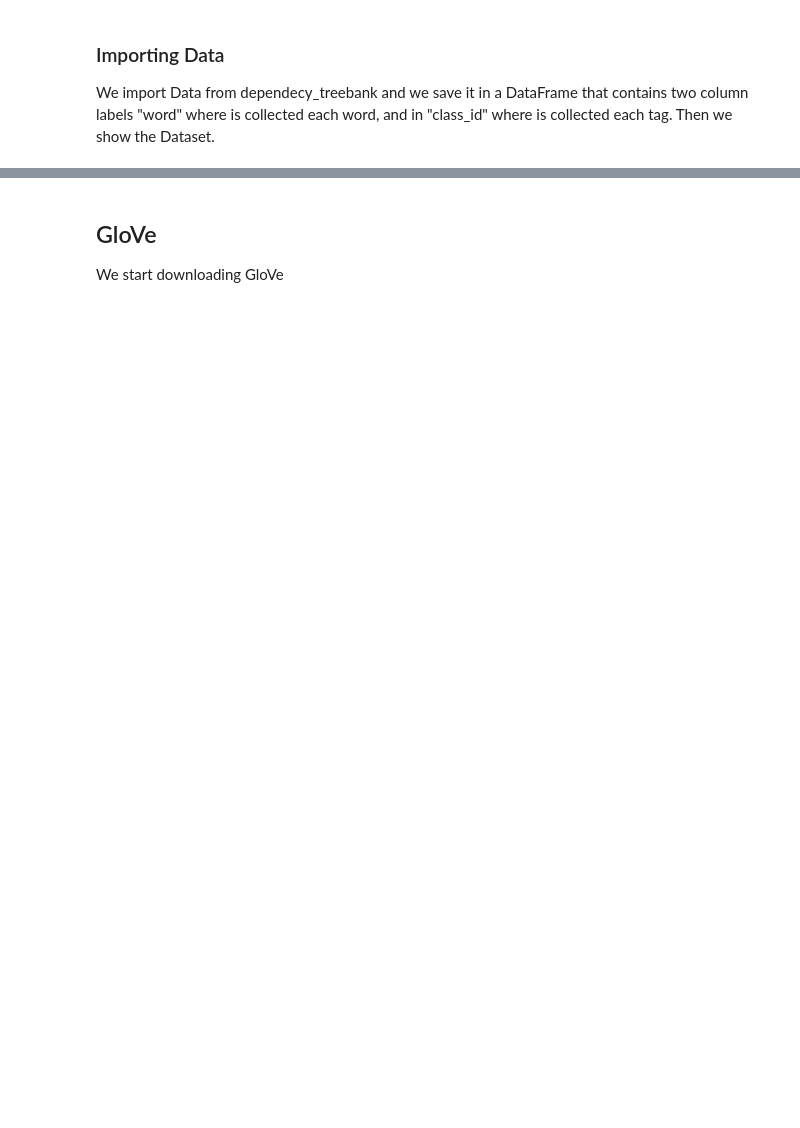
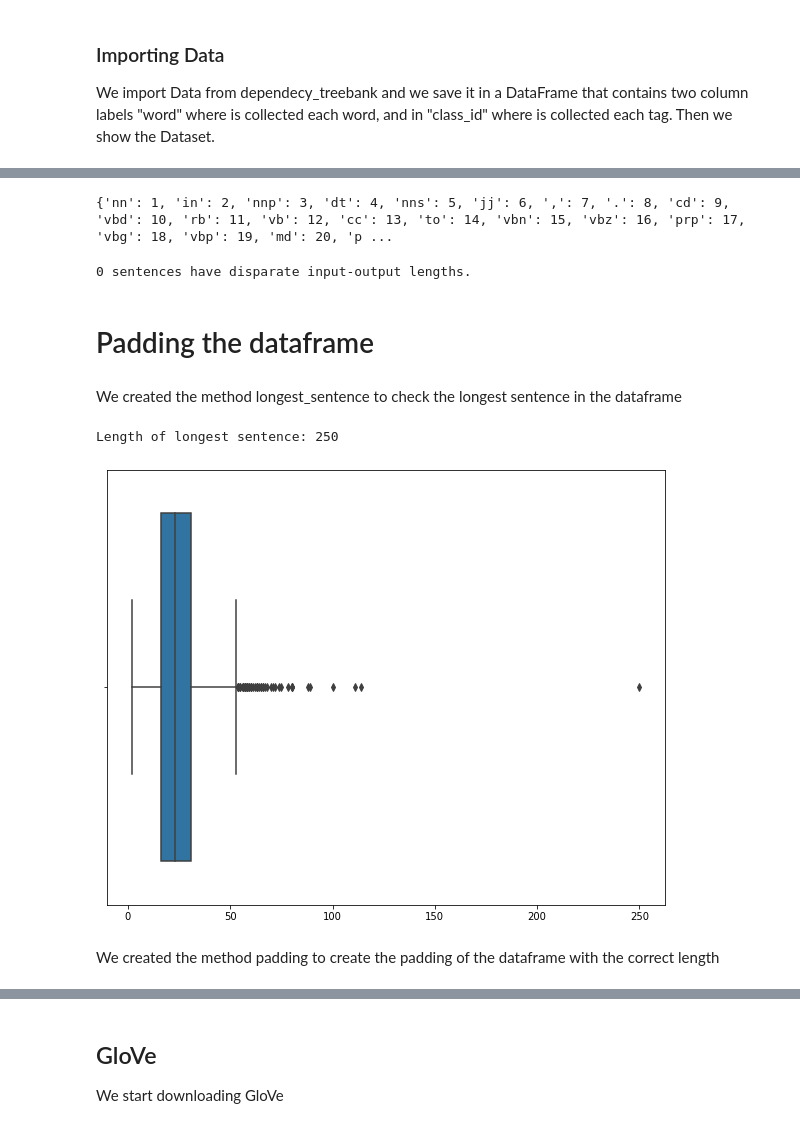
Before and after one commit to sustaz/Natural-Language-Processing-Unibo-Assignements-and-Project, a Jupyter notebook: Assignments/Assignment_1/assignment_1.ipynb, the cells around one changed output, grey strips where cells are left out. Cells and saved outputs as stored; diff of their text form; code cells hidden in the pictures; blank space fills up the shorter version.

```diff
--- a/Assignments/Assignment_1/assignment_1.ipynb
+++ b/Assignments/Assignment_1/assignment_1.ipynb
@@ -279,0 +332,25 @@ df_test = df[val_ind::]
+# %%
+#tokenization
+def tokenization(df_phrases_divided):
+  tokenizer_phrase = Tokenizer()
+  tokenizer_class_id=Tokenizer()
+
+  tokenizer_phrase.fit_on_texts(df_phrases["phrase"])
+  tokenizer_class_id.fit_on_texts(df_phrases["phrase_class_id"])
+
+  X_encoded = tokenizer_phrase.texts_to_sequences(df_phrases_divided["phrase"])
+
+  y_encoded = tokenizer_class_id.texts_to_sequences(df_phrases_divided["phrase_class_id"])
+
+  print("** Raw data point **", "\n", "-"*100, "\n")
+  print('X: ', df_phrases_divided["phrase"][0], '\n')
+  print('Y: ', df_phrases_divided["phrase_class_id"][0], '\n')
+  print()
+  print("** Encoded data point **", "\n", "-"*100, "\n")
+  print('X: ', X_encoded[0], '\n')
+  print('Y: ', y_encoded[0], '\n')
+  print(len(X_encoded))
+  print(len(y_encoded))
+  print(df_phrases.shape)
+
+  return X_encoded, y_encoded, tokenizer_phrase, tokenizer_class_id
@@ -279,0 +423,4 @@ df_test = df[val_ind::]
+# %%
+#tokenization of ALL DATA
+X_encoded,y_encoded,tokenizer_phrase,tokenizer_class_id = tokenization(df_phrases)
+X_decoded = tokenizer_phrase.sequences_to_texts(X_encoded)
@@ -279,0 +446,30 @@ df_test = df[val_ind::]
+# %%
+print(tokenizer_class_id.word_index)
+# %% [output]
+{'nn': 1, 'in': 2, 'nnp': 3, 'dt': 4, 'nns': 5, 'jj': 6, ',': 7, '.': 8, 'cd': 9, 'vbd': 10, 'rb': 11, 'vb': 12, 'cc': 13, 'to': 14, 'vbn': 15, 'vbz': 16, 'prp': 17, 'vbg': 18, 'vbp': 19, 'md': 20, 'p ...
+# %%
+#We check that each sequence of input and output is same length
+
+different_length = [1 if len(input) != len(output) else 0 for input, output in zip(X_encoded_train, y_encoded_train)]
+print("{} sentences have disparate input-output lengths.".format(sum(different_length)))
+# %% [output]
+0 sentences have disparate input-output lengths.
+# %% [markdown]
+# Padding the dataframe
+# %% [markdown]
+We created the method longest_sentence to check the longest sentence in the dataframe
+# %%
+#PADDING
+# check length of longest sentence
+def longest_sentence(X_encoded):
+  lengths = [len(seq) for seq in X_encoded]
+  print("Length of longest sentence: {}".format(max(lengths)))
+  sns.boxplot(lengths)
+  plt.show()
+  return max(lengths)
+# %%
+#Found the longest sentence in the training set
+MAX_SEQUENCE = longest_sentence(X_encoded)
+# %% [output]
+Length of longest sentence: 250
+[figure, added]
@@ -279,0 +482,2 @@ df_test = df[val_ind::]
+# %% [markdown]
+We created the method padding to create the padding of the dataframe with the correct length
```
Also changed, not shown: parts of 120 cells of this notebook.
